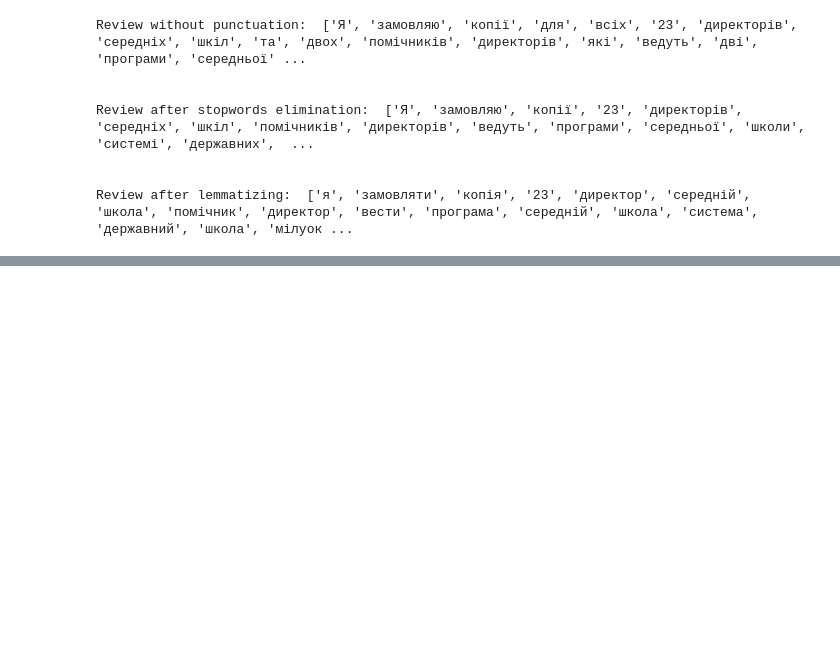
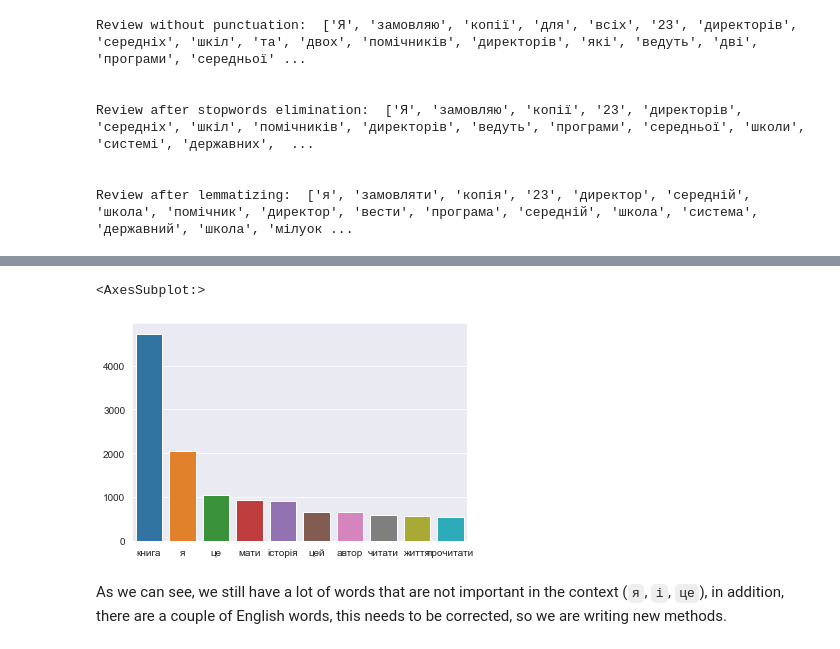
Before and after one commit to jackshendrikov/sensus, a Jupyter notebook: AmazonDatasetAnalysis.ipynb, the cells around one changed output, grey strips where cells are left out. Drawn from its saved outputs; the diff is of its cells as text; code cells hidden in the pictures; blank space fills up the shorter version.

```diff
--- a/AmazonDatasetAnalysis.ipynb
+++ b/AmazonDatasetAnalysis.ipynb
@@ -393,0 +434,14 @@ Review after lemmatizing:  ['я', 'замовляти', 'копія', '23', 'д
+# %%
+import seaborn as sns
+count, words = [], []
+for w in all_words.most_common(10):
+    words.append(w[0])
+    count.append(w[1])
+
+sns.set_style("darkgrid")
+sns.barplot(x=words,y=count)
+# %% [output]
+<AxesSubplot:>
+[figure, added]
+# %% [markdown]
+As we can see, we still have a lot of words that are not important in the context (`я`, `і`, `це`), in addition, there are a couple of English words, this needs to be corrected, so we are writing new methods.
```
Also changed, not shown: parts of 7 cells of this notebook.
